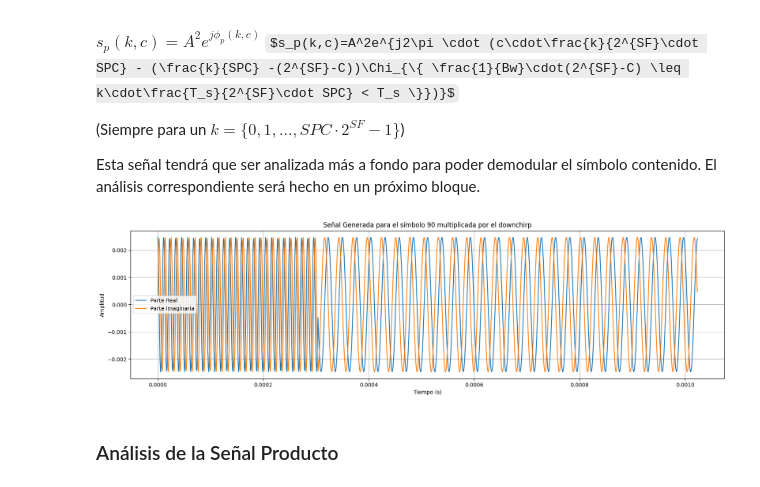
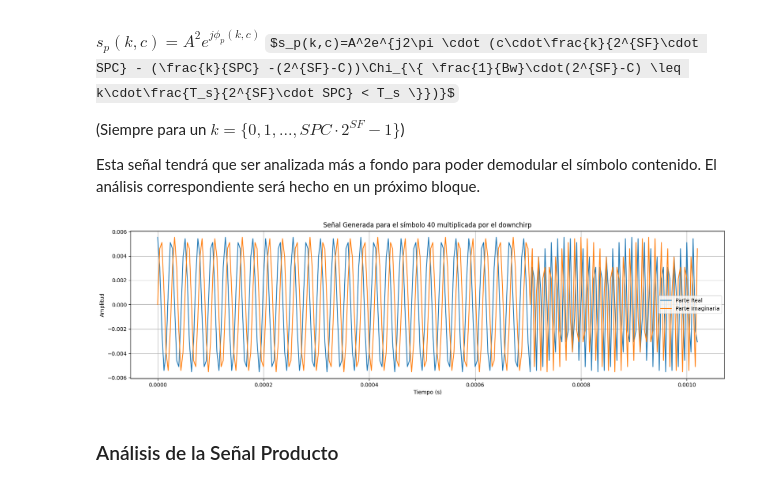
Before and after one commit to stefaema/LoRaSimulator, a Jupyter notebook: Definitive/lora_concept_breakdown.ipynb, the cells around one changed output. Cells and saved outputs as stored; diff of their text form; code cells hidden in the pictures; some formulas as TeX source.

```diff
--- a/Definitive/lora_concept_breakdown.ipynb
+++ b/Definitive/lora_concept_breakdown.ipynb
@@ -434,23 +434,23 @@ def multiply(signal, sf, downchirp):
 
     return product
 # %%
-spreading_factor, bandwidth, samples_per_chip = 7, 125e3, 10 #  Definimos los parámetros
+spreading_factor, bandwidth, samples_per_chip = 7, 125e3, 2 #  Definimos los parámetros
 timeline = generate_time_samples(spreading_factor, bandwidth, samples_per_chip) # Generamos las muestras de tiempo
-symbol = 90 # Definimos el símbolo a analizar
+symbol = 40 # Definimos el símbolo a analizar
 signal,_ = generate_signal(timeline, symbol, spreading_factor, bandwidth, samples_per_chip) # Generamos la señal
 downchirp = generate_downchirp(spreading_factor, bandwidth, timeline) # Generamos el downchirp
 product = multiply(signal, spreading_factor, downchirp) # Multiplicamos la señal por el downchirp
 plt.figure(figsize=(20, 5))
 plt.plot(timeline, np.real(product), label='Parte Real')
 plt.plot(timeline, np.imag(product), label='Parte Imaginaria')
 plt.xlabel('Tiempo (s)')
 plt.ylabel('Amplitud')
 plt.title('Señal Generada para el símbolo '+str(symbol)+' multiplicada por el downchirp')
 plt.legend()
 plt.grid(True)
 plt.show()
 # %% [output]
-[figure, old version]
+[figure, new version]
 # %% [markdown]
 ### Análisis de la Señal Producto
 # %% [markdown]
```
Also changed, not shown: parts of 3 cells of this notebook.
